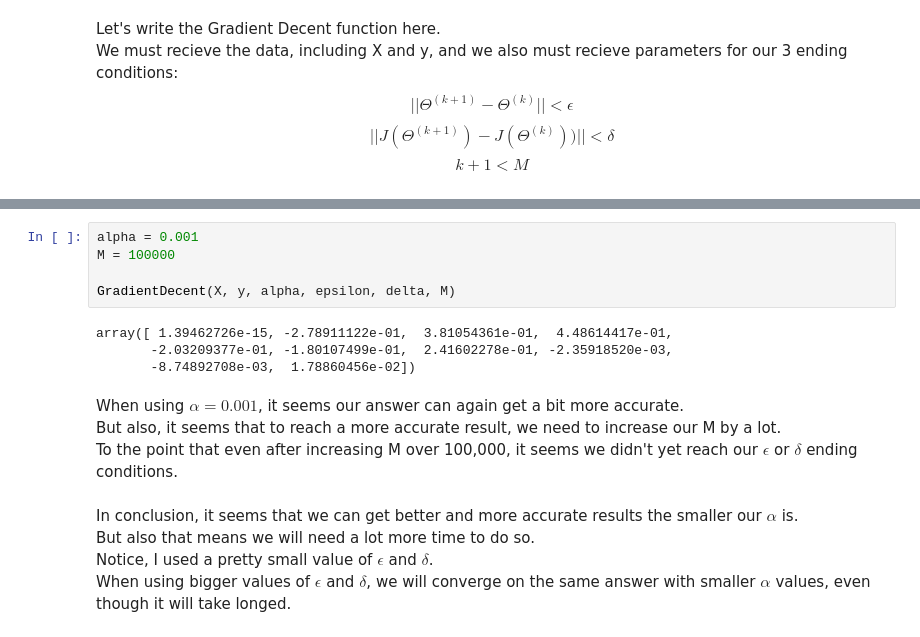
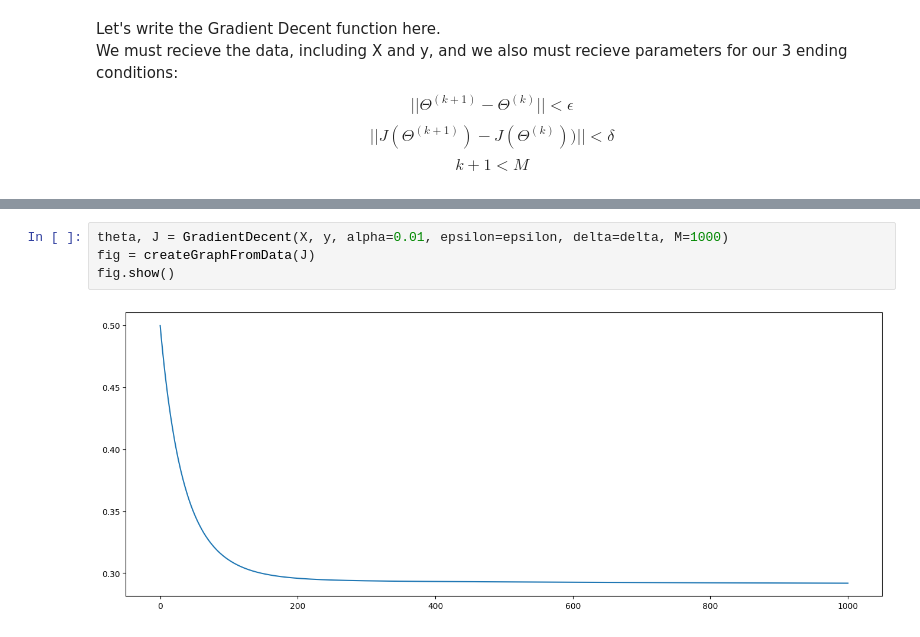
Before and after one commit to GilYairYamin/Azrieli_ML-intro-final-proj, a Jupyter notebook: FinalEX.ipynb, the cells around one changed output, grey strips where cells are left out. Drawn from its saved outputs; the diff is of its cells as text.

```diff
--- a/FinalEX.ipynb
+++ b/FinalEX.ipynb
@@ -123,18 +167,6 @@ That means it takes much longer to converge on an answer, yet it is a bit more a
 # %%
-alpha = 0.001
-M = 100000
-
-GradientDecent(X, y, alpha, epsilon, delta, M)
+theta, J = GradientDecent(X, y, alpha=0.01, epsilon=epsilon, delta=delta, M=1000)
+fig = createGraphFromData(J)
+fig.show()
 # %% [output]
-array([ 1.39462726e-15, -2.78911122e-01,  3.81054361e-01,  4.48614417e-01,
-       -2.03209377e-01, -1.80107499e-01,  2.41602278e-01, -2.35918520e-03,
-       -8.74892708e-03,  1.78860456e-02])
+[figure, added]
-# %% [markdown]
-When using $\alpha = 0.001$, it seems our answer can again get a bit more accurate.\
-But also, it seems that to reach a more accurate result, we need to increase our M by a lot.\
-To the point that even after increasing M over 100,000, it seems we didn't yet reach our $\epsilon$ or $\delta$ ending conditions.
-# %% [markdown]
-In conclusion, it seems that we can get better and more accurate results the smaller our $\alpha$ is.\
-But also that means we will need a lot more time to do so.\
-Notice, I used a pretty small value of $\epsilon$ and $\delta$.\
-When using bigger values of $\epsilon$ and $\delta$, we will converge on the same answer with smaller $\alpha$ values, even though it will take longed.
```
Also changed, not shown: parts of 29 cells of this notebook.
